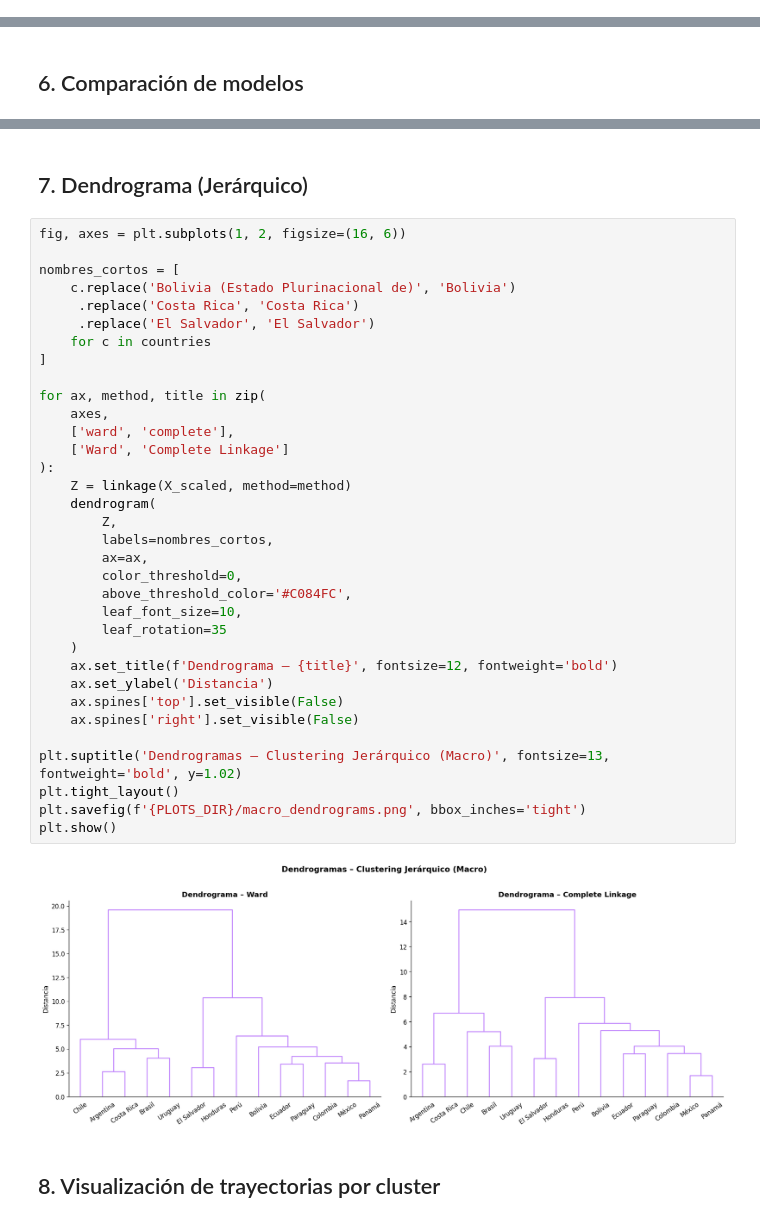
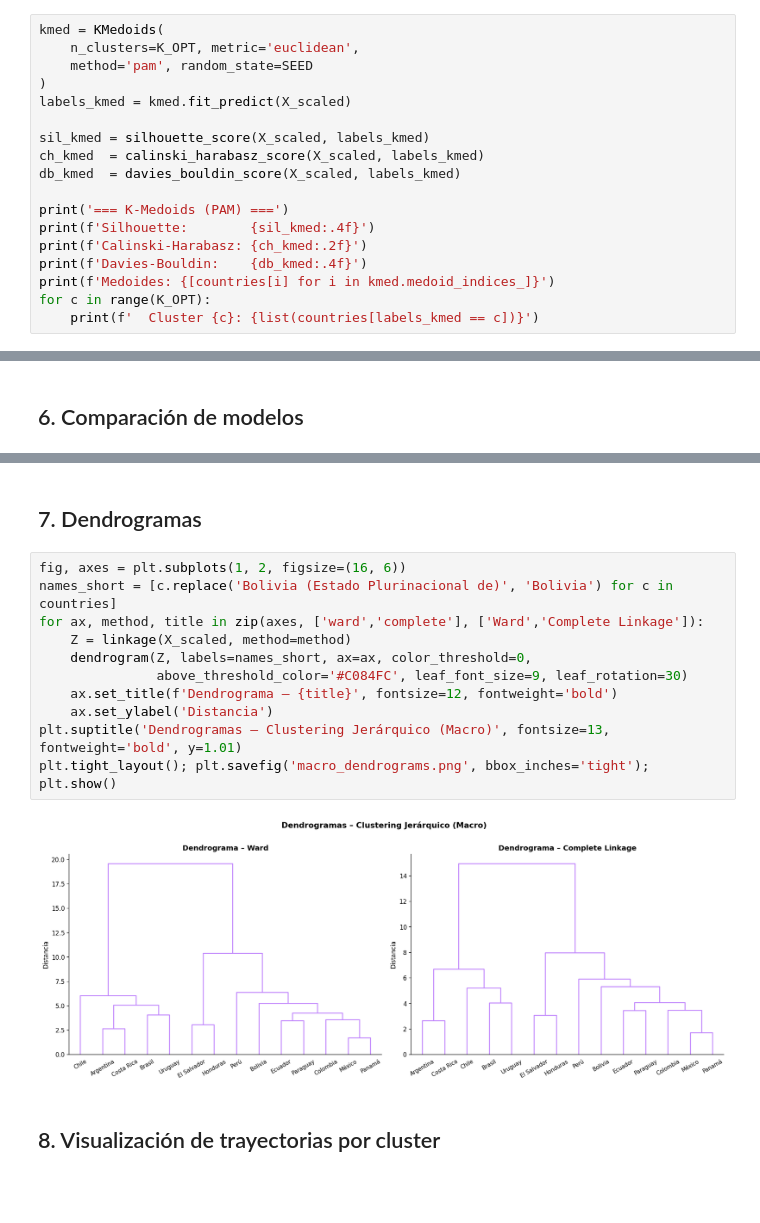
Before and after one commit to nadissa1508/MD_Proyecto_final, a Jupyter notebook: clustering_macro.ipynb, the cells around one changed output, grey strips where cells are left out. Drawn from its saved outputs; the diff is of its cells as text; blank space fills up the shorter version.

```diff
--- a/clustering_macro.ipynb
+++ b/clustering_macro.ipynb
@@ -357,0 +287,18 @@ Países con asignación incierta (prob. máxima < 0.80):
+# %%
+kmed = KMedoids(
+    n_clusters=K_OPT, metric='euclidean',
+    method='pam', random_state=SEED
+)
+labels_kmed = kmed.fit_predict(X_scaled)
+
+sil_kmed = silhouette_score(X_scaled, labels_kmed)
+ch_kmed  = calinski_harabasz_score(X_scaled, labels_kmed)
+db_kmed  = davies_bouldin_score(X_scaled, labels_kmed)
+
+print('=== K-Medoids (PAM) ===')
+print(f'Silhouette:        {sil_kmed:.4f}')
+print(f'Calinski-Harabasz: {ch_kmed:.2f}')
+print(f'Davies-Bouldin:    {db_kmed:.4f}')
+print(f'Medoides: {[countries[i] for i in kmed.medoid_indices_]}')
+for c in range(K_OPT):
+    print(f'  Cluster {c}: {list(countries[labels_kmed == c])}')
@@ -480,41 +413,18 @@ display(resultados)
 # %% [markdown]
-## 7. Dendrograma (Jerárquico)
+## 7. Dendrogramas
 # %%
 fig, axes = plt.subplots(1, 2, figsize=(16, 6))
-
-nombres_cortos = [
-    c.replace('Bolivia (Estado Plurinacional de)', 'Bolivia')
-     .replace('Costa Rica', 'Costa Rica')
-     .replace('El Salvador', 'El Salvador')
-    for c in countries
-]
-
-for ax, method, title in zip(
-    axes,
-    ['ward', 'complete'],
-    ['Ward', 'Complete Linkage']
-):
+names_short = [c.replace('Bolivia (Estado Plurinacional de)', 'Bolivia') for c in countries]
+for ax, method, title in zip(axes, ['ward','complete'], ['Ward','Complete Linkage']):
     Z = linkage(X_scaled, method=method)
-    dendrogram(
-        Z,
-        labels=nombres_cortos,
-        ax=ax,
-        color_threshold=0,
-        above_threshold_color='#C084FC',
-        leaf_font_size=10,
-        leaf_rotation=35
-    )
+    dendrogram(Z, labels=names_short, ax=ax, color_threshold=0,
+               above_threshold_color='#C084FC', leaf_font_size=9, leaf_rotation=30)
     ax.set_title(f'Dendrograma – {title}', fontsize=12, fontweight='bold')
     ax.set_ylabel('Distancia')
-    ax.spines['top'].set_visible(False)
-    ax.spines['right'].set_visible(False)
-
-plt.suptitle('Dendrogramas – Clustering Jerárquico (Macro)', fontsize=13, fontweight='bold', y=1.02)
-plt.tight_layout()
-plt.savefig(f'{PLOTS_DIR}/macro_dendrograms.png', bbox_inches='tight')
-plt.show()
+plt.suptitle('Dendrogramas – Clustering Jerárquico (Macro)', fontsize=13, fontweight='bold', y=1.01)
+plt.tight_layout(); plt.savefig('macro_dendrograms.png', bbox_inches='tight'); plt.show()
 # %% [output]
-[figure, old version]
+[figure, new version]
 # %% [markdown]
 ## 8. Visualización de trayectorias por cluster
 # %%
```
Also changed, not shown: parts of 29 cells of this notebook, 2 other files.
